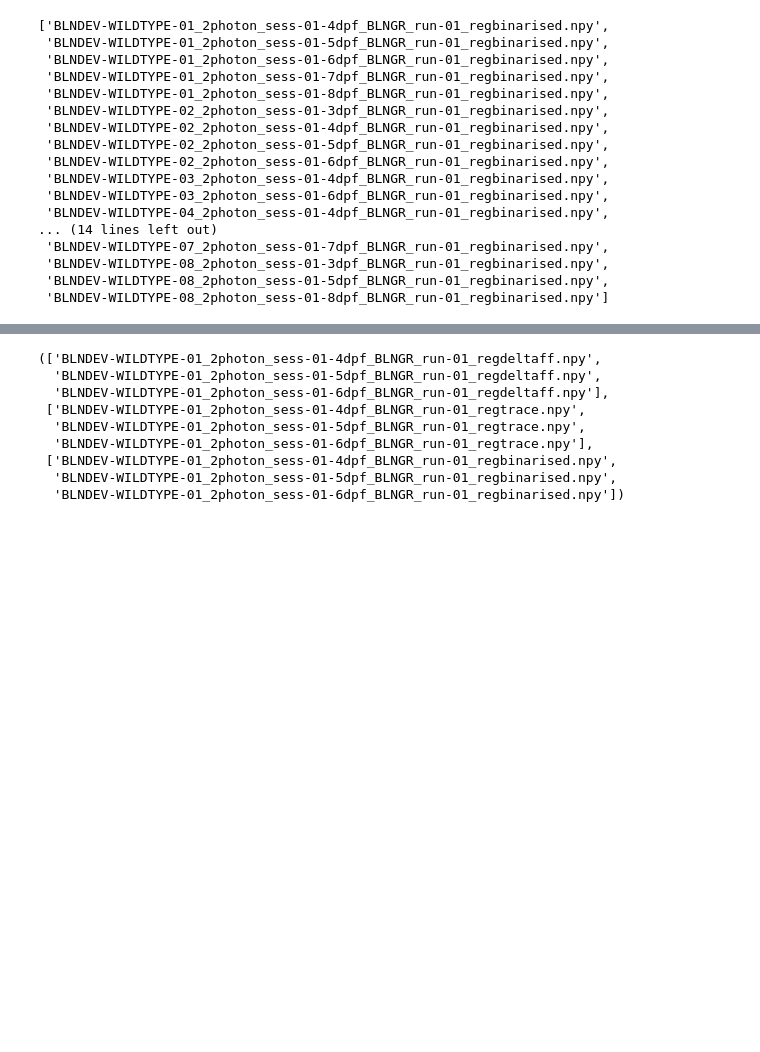
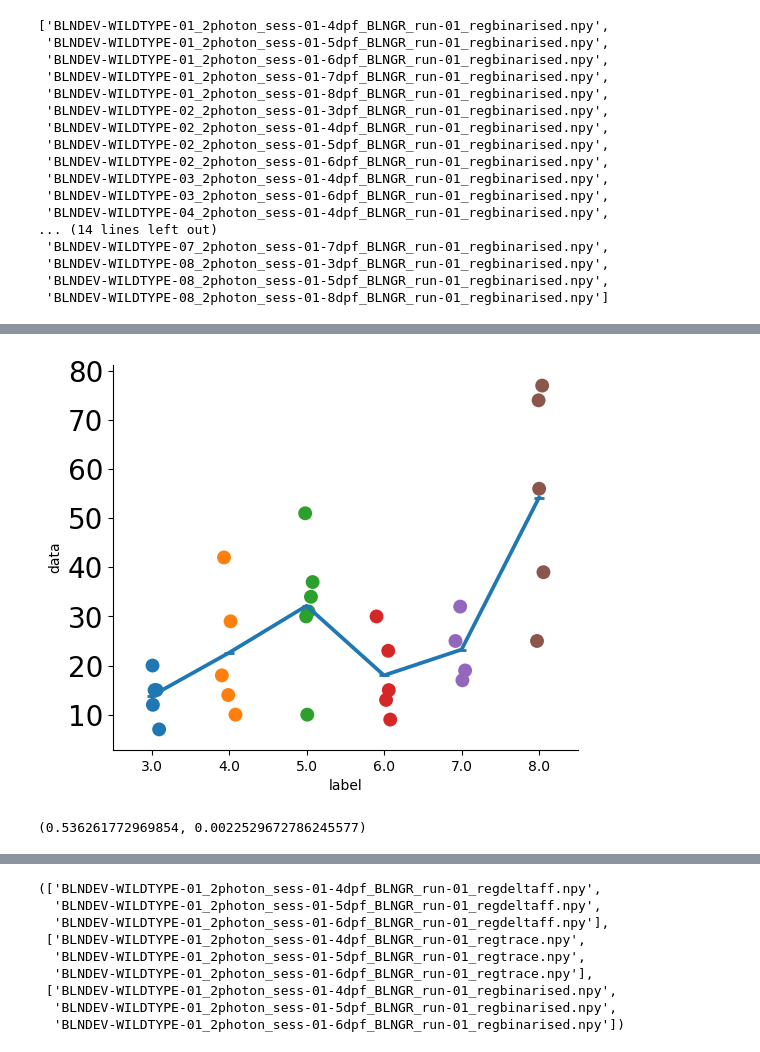
Before and after one commit to dmnburrows/multiscale_dev_dynamics, a Jupyter notebook: dev_dynamics.ipynb, the cells around one changed output, grey strips where cells are left out. Drawn from its saved outputs; the diff is of its cells as text; code cells hidden in the pictures; blank space fills up the shorter version.

```diff
--- a/dev_dynamics.ipynb
+++ b/dev_dynamics.ipynb
@@ -96,14 +240,0 @@ for e in range(len(data_list)):
-# %%
-
-from scipy.ndimage import gaussian_filter1d
-
-rdm = random.sample(range(0, data.shape [0]), 10)
-
-for i in rdm:
-    trace = data[i]
-    bind = bindd[i]
-
-    plt.figure(figsize = (40,4))
-    plt.plot(trace, c = 'deepskyblue', linewidth = 7)
-    for x in np.where(bind == 1)[0]: plt.vlines(x=x,  alpha = 1, ymin = -8, ymax = -2, color = 'red', linewidth = 2)
-    plt.show()
@@ -138,0 +244,9 @@ len(trace_l), len(coord_l), len(dff_l)
+# %%
+#How many brain states
+ch = 0
+data_l, lab_l = [],[]
+#
+for x,lab in enumerate(label_v):
+    data_l = np.append(data_l,[np.load(dpf_l[x][i], allow_pickle=True)[ch] for i in range(len(dpf_l[x]))])
+    lab_l = np.append(lab_l, np.repeat(label_v[x], len(dpf_l[x])))
+df = pd.DataFrame({'data': data_l, 'label': lab_l})
@@ -138,0 +273,27 @@ len(trace_l), len(coord_l), len(dff_l)
+# %%
+import seaborn as sns
+from matplotlib.collections import PathCollection
+
+dic = df
+data_name = 'number of states'
+
+fig, ax = plt.subplots(figsize = (6,5))
+ax = sns.pointplot(x="label", y='data', data = dic, join=True, ci=0, scale=1, markers = '_')
+for artist in ax.lines:
+    artist.set_zorder(10)
+for artist in ax.findobj(PathCollection):
+    artist.set_zorder(11)
+ax = sns.stripplot(x="label", y='data', data = dic,size = 10, jitter = True ,alpha = 1)
+
+plt.yticks(size = 20)
+points = ax.collections
+ax.spines['top'].set_visible(False)
+ax.spines['right'].set_visible(False)
+plt.show()
+# %% [output]
+[figure, added]
+# %%
+from scipy import stats
+stats.pearsonr(dic['data'], dic['label'])
+# %% [output]
+(0.536261772969854, 0.0022529672786245577)
```
Also changed, not shown: parts of 26 cells of this notebook, 2 other files.
